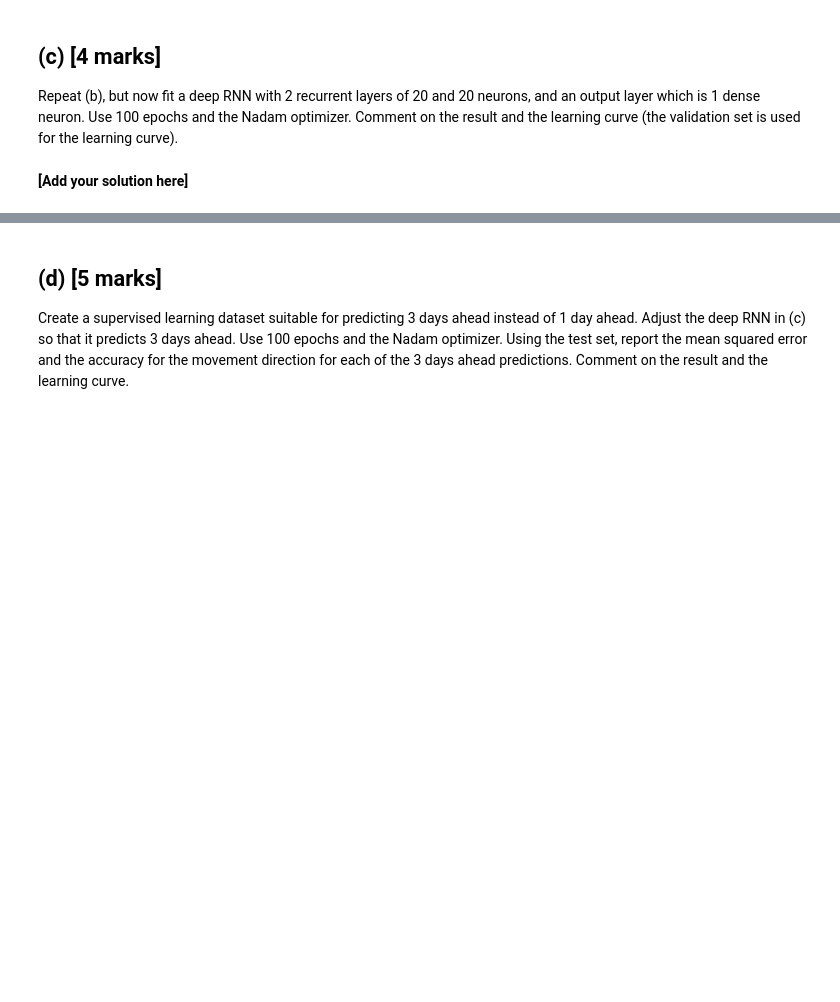
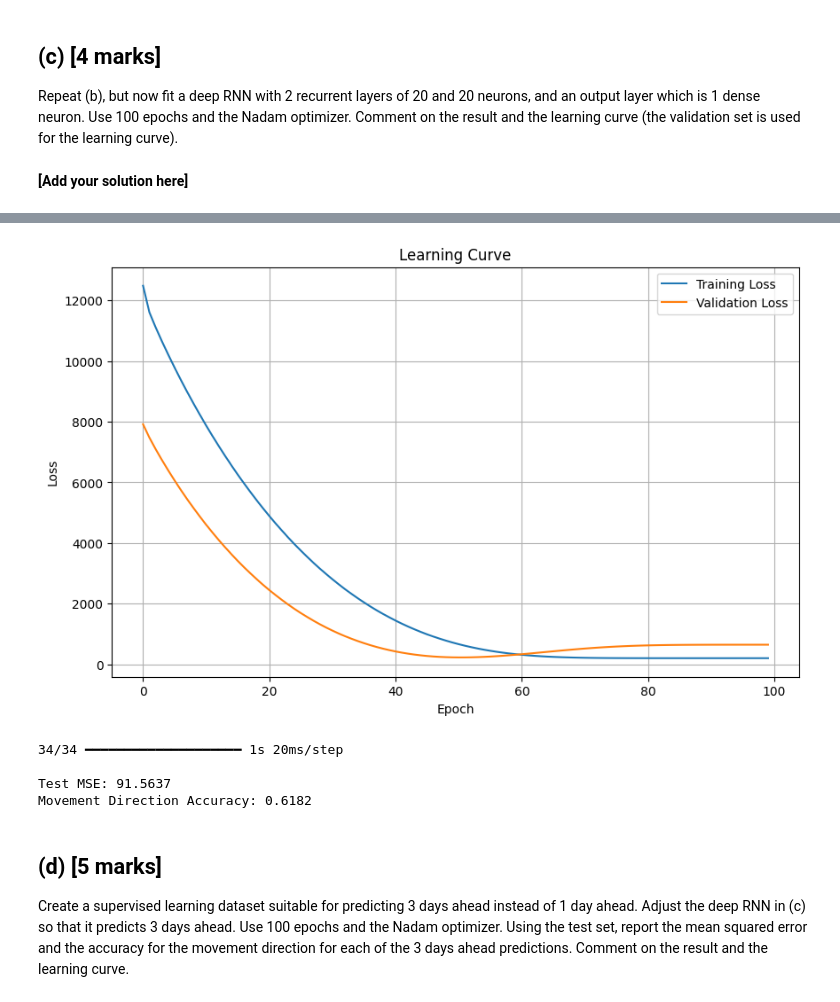
Before and after one commit to tchiu04/CFRM-421, a Jupyter notebook: Homework4-1.ipynb, the cells around one changed output, grey strips where cells are left out. Cells and saved outputs as stored; diff of their text form; code cells hidden in the pictures; blank space fills up the shorter version.

```diff
--- a/Homework4-1.ipynb
+++ b/Homework4-1.ipynb
@@ -732,8 +744,13 @@ def create_supervised_dataset(data, window_size=10):
     y = []
 
     for i in range(len(data) - window_size):
-        X.append(data.iloc[i:i+window_size].values)
-        y.append(data.iloc[i+window_size].values[0])
+        window = data.iloc[i:i+window_size].values
+        next_day = data.iloc[i+window_size].values[0]
+
+        if not np.isnan(window).any() and not np.isnan(next_day):
+            X.append(window)
+            y.append(next_day)
+
     return np.array(X), np.array(y)
 
 X_train, y_train = create_supervised_dataset(train_data)
@@ -743,3 +760,6 @@ X_test, y_test = create_supervised_dataset(test_data)
 print("Training set shapes:", X_train.shape, y_train.shape)
 print("Validation set shapes:", X_val.shape, y_val.shape)
 print("Test set shapes:", X_test.shape, y_test.shape)
+
+
+w
@@ -757,15 +781,19 @@ movement_test = X_test[:,-1] < y_test.ravel()
 from sklearn.ensemble import RandomForestRegressor
 from sklearn.metrics import mean_squared_error, accuracy_score
 
+X_train_2d = X_train.reshape(X_train.shape[0], -1)  # Shape: (n_samples, window_size)
+X_val_2d = X_val.reshape(X_val.shape[0], -1)
+X_test_2d = X_test.reshape(X_test.shape[0], -1)
+
 rf_model = RandomForestRegressor(random_state=42)
-rf_model.fit(X_train, y_train)
+rf_model.fit(X_train_2d, y_train)
 
-y_pred = rf_model.predict(X_test)
+y_pred = rf_model.predict(X_test_2d)
 
 mse = mean_squared_error(y_test, y_pred)
 print(f"Mean Squared Error: {mse:.4f}")
 
-movement_pred = X_test[:,-1] < y_pred.ravel()  # Predicted movement
+movement_pred = X_test_2d[:,-1] < y_pred.ravel()  # Predicted movement
 
 # Accuracy
 movement_accuracy = (movement_test == movement_pred).mean()
@@ -781,7 +812,7 @@ reset_session()
 
 model_rnn = tf.keras.models.Sequential([
     tf.keras.layers.SimpleRNN(20, input_shape=[None,1], return_sequences=True),
-    tf.keras.layers.SimpleRNN(20, return_sequences=True),
+    tf.keras.layers.SimpleRNN(20, return_sequences=False),
     tf.keras.layers.Dense(1)
 ])
 
@@ -796,24 +846,32 @@ history = model_rnn.fit(
 # %%
 plt.figure(figsize=(10, 6))
 plt.plot(history.history['loss'], label='Training Loss')
 plt.plot(history.history['val_loss'], label='Validation Loss')
 plt.title('Learning Curve')
 plt.xlabel('Epoch')
 plt.ylabel('Loss')
 plt.legend()
 plt.grid(True)
 plt.show()
 
 # Evaluate on test set
 y_pred = model_rnn.predict(X_test)
+y_pred = y_pred.reshape(-1)
+
 mse = mean_squared_error(y_test, y_pred)
 print(f"\nTest MSE: {mse:.4f}")
 
 # Calculate movement direction accuracy
 movement_test = X_test[:,-1] < y_test.ravel()
 movement_pred = X_test[:,-1] < y_pred.ravel()
 movement_accuracy = (movement_test == movement_pred).mean()
 print(f"Movement Direction Accuracy: {movement_accuracy:.4f}")
+# %% [output]
+[figure, added]
+34/34 ━━━━━━━━━━━━━━━━━━━━ 1s 20ms/step
+
+Test MSE: 91.5637
+Movement Direction Accuracy: 0.6182
 # %% [markdown]
 ## (d) [5 marks]
 
```
Also changed, not shown: parts of 6 cells of this notebook.
